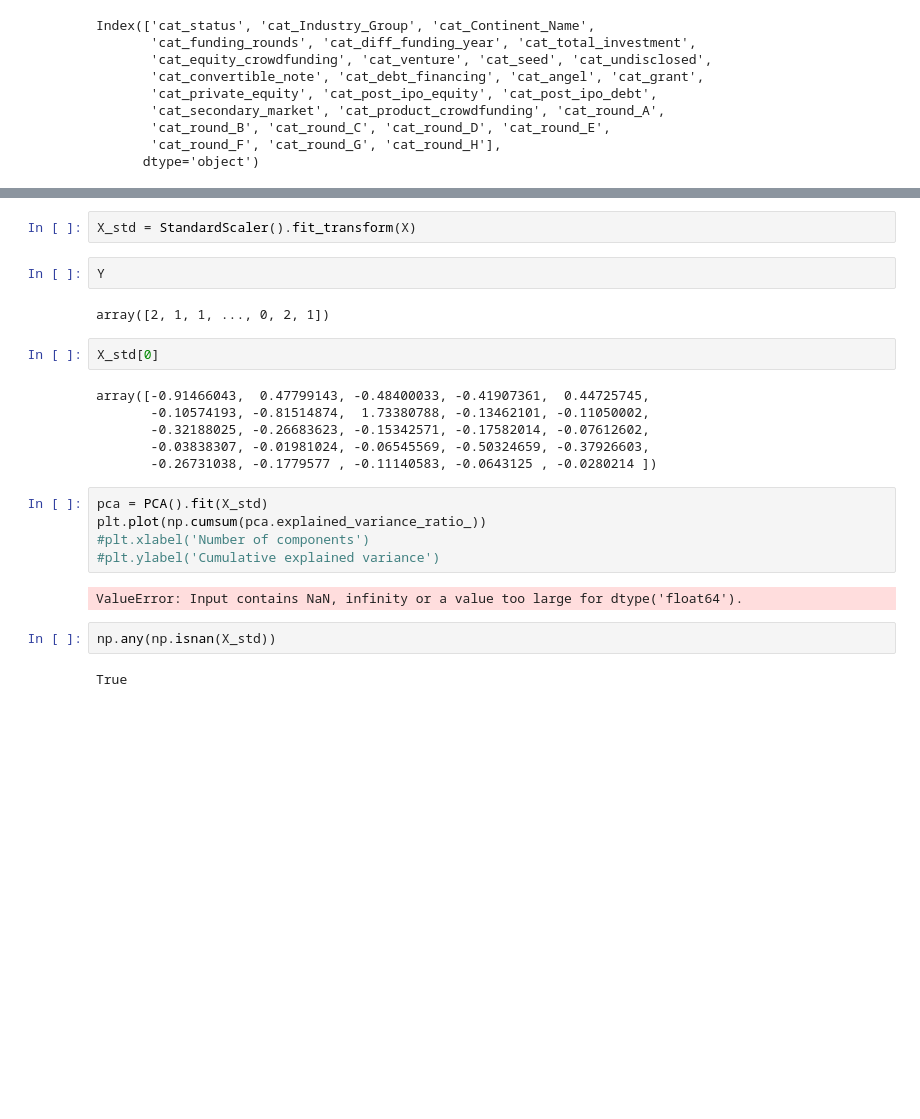
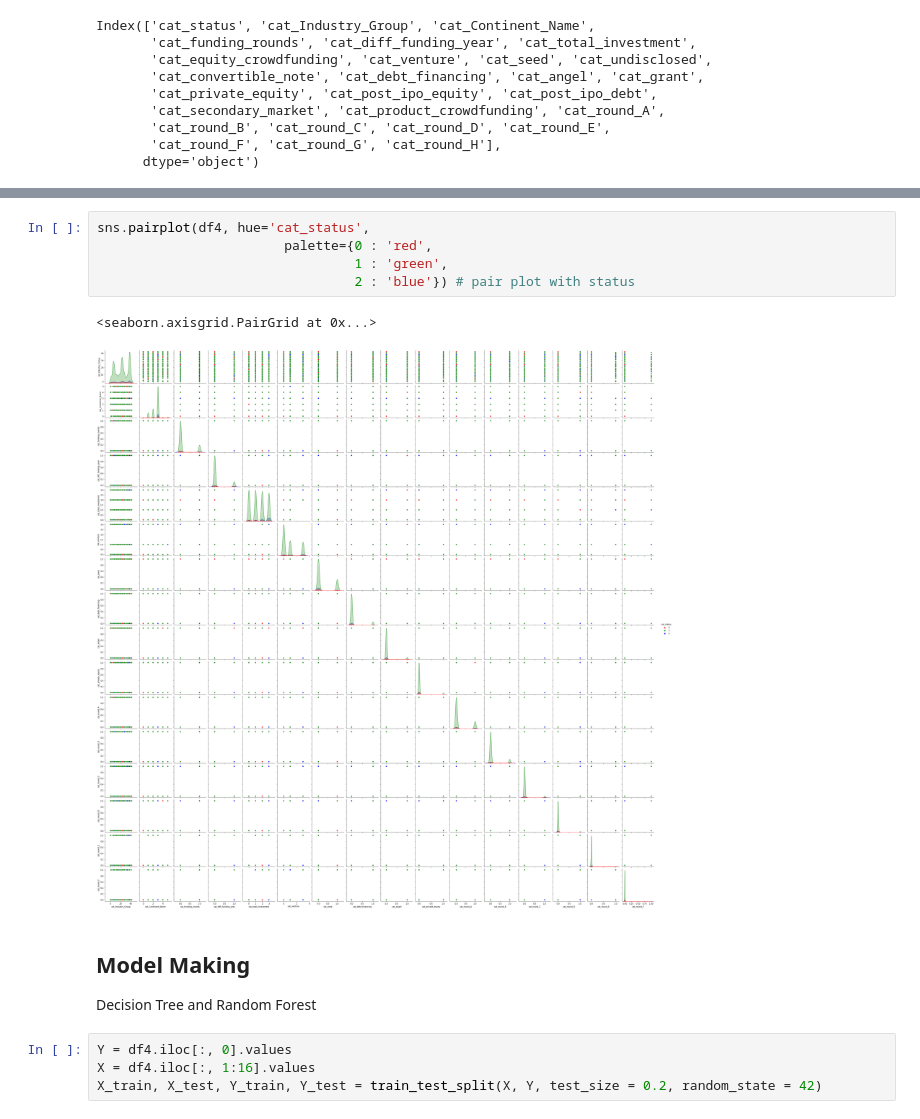
Before and after one commit to Pball01/Startup-Succes-Rate, a Jupyter notebook: Startup_Project.ipynb, the cells around one changed output, grey strips where cells are left out. Saved outputs shown, nothing was run; the diff lists cells and outputs as text; blank space fills up the shorter version.

```diff
--- a/Startup_Project.ipynb
+++ b/Startup_Project.ipynb
@@ -1542,25 +1452,15 @@ Y = df3.iloc[:,0].values
-# %%
-X_std = StandardScaler().fit_transform(X)
-# %%
-Y
-# %% [output]
-array([2, 1, 1, ..., 0, 2, 1])
-# %%
-X_std[0]
-# %% [output]
-array([-0.91466043,  0.47799143, -0.48400033, -0.41907361,  0.44725745,
-       -0.10574193, -0.81514874,  1.73380788, -0.13462101, -0.11050002,
-       -0.32188025, -0.26683623, -0.15342571, -0.17582014, -0.07612602,
-       -0.03838307, -0.01981024, -0.06545569, -0.50324659, -0.37926603,
-       -0.26731038, -0.1779577 , -0.11140583, -0.0643125 , -0.0280214 ])
-# %%
-pca = PCA().fit(X_std)
-plt.plot(np.cumsum(pca.explained_variance_ratio_))
-#plt.xlabel('Number of components')
-#plt.ylabel('Cumulative explained variance')
-# %% [output]
-ValueError: Input contains NaN, infinity or a value too large for dtype('float64').
-# %%
-np.any(np.isnan(X_std))
-# %% [output]
-True
+# %%
+sns.pairplot(df4, hue='cat_status',
+                        palette={0 : 'red',
+                                 1 : 'green',
+                                 2 : 'blue'}) # pair plot with status
+# %% [output]
+<seaborn.axisgrid.PairGrid at 0x...>
+[figure, added]
+# %% [markdown]
+## Model Making
+Decision Tree and Random Forest
+# %%
+Y = df4.iloc[:, 0].values
+X = df4.iloc[:, 1:16].values
+X_train, X_test, Y_train, Y_test = train_test_split(X, Y, test_size = 0.2, random_state = 42)
```
Also changed, not shown: parts of 107 cells of this notebook, 2 other files.
